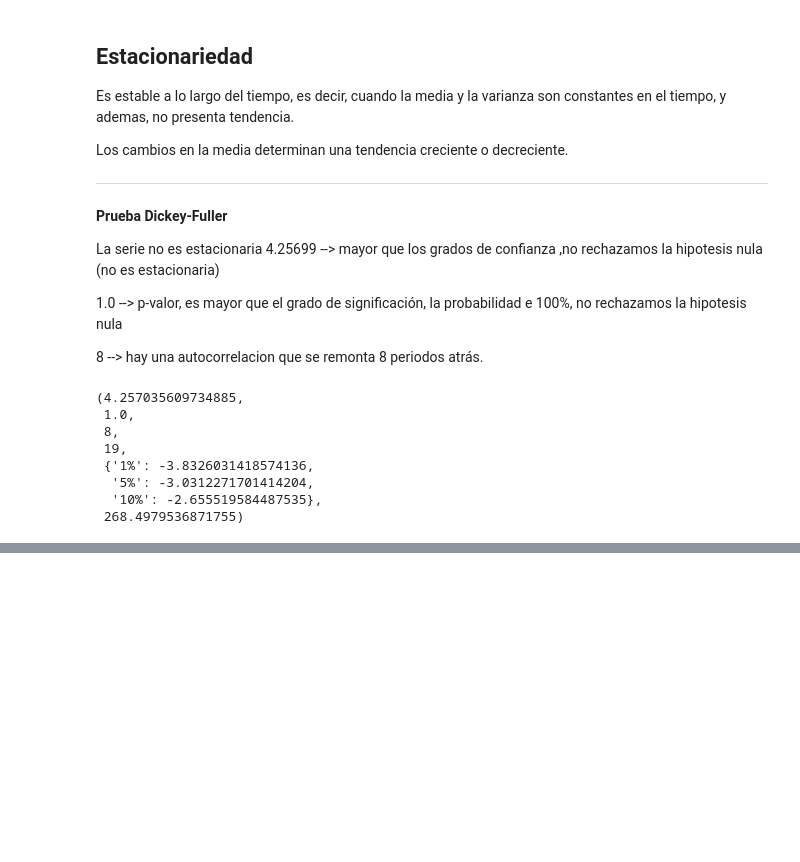
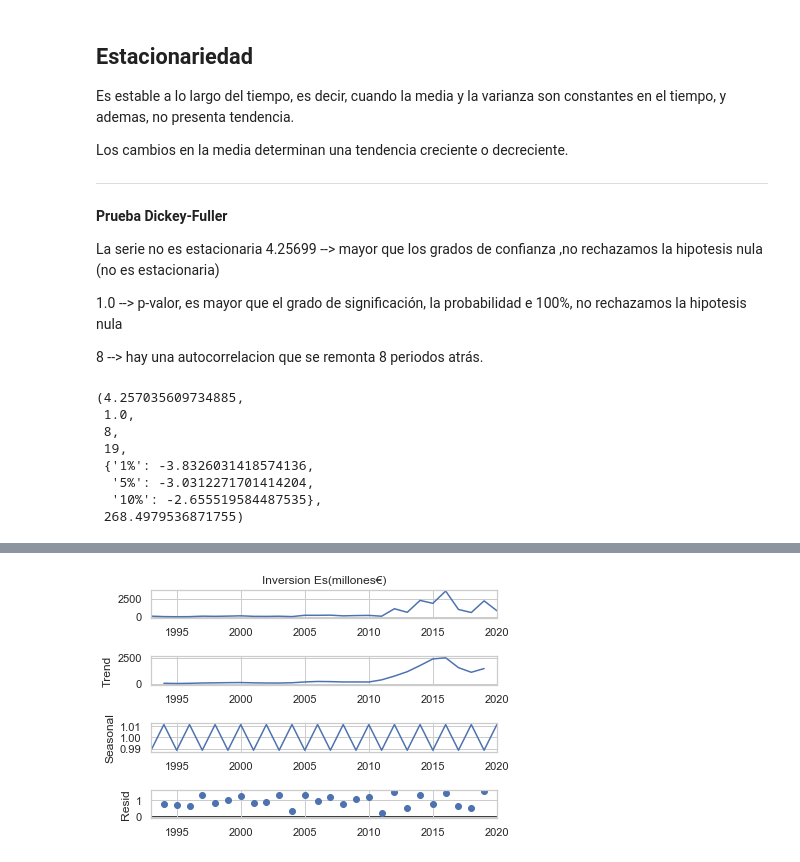
Before and after one commit to Afri-cola/Kschool-TFM, a Jupyter notebook: Inversion ES.ipynb, the cells around one changed output, grey strips where cells are left out. Cells and saved outputs as stored; diff of their text form; code cells hidden in the pictures; blank space fills up the shorter version.

```diff
--- a/Inversion ES.ipynb
+++ b/Inversion ES.ipynb
@@ -386,0 +397,8 @@ plt.show()
+# %%
+#la tendencia es exponencial
+
+s_dec_multiplicative = seasonal_decompose(df_mex['Inversion Es(millones€)'], model = "multiplicative", freq=2)   #revisar frecuencia
+s_dec_multiplicative.plot()
+plt.show()
+# %% [output]
+[figure, added]
```
Also changed, not shown: parts of 7 cells of this notebook.
